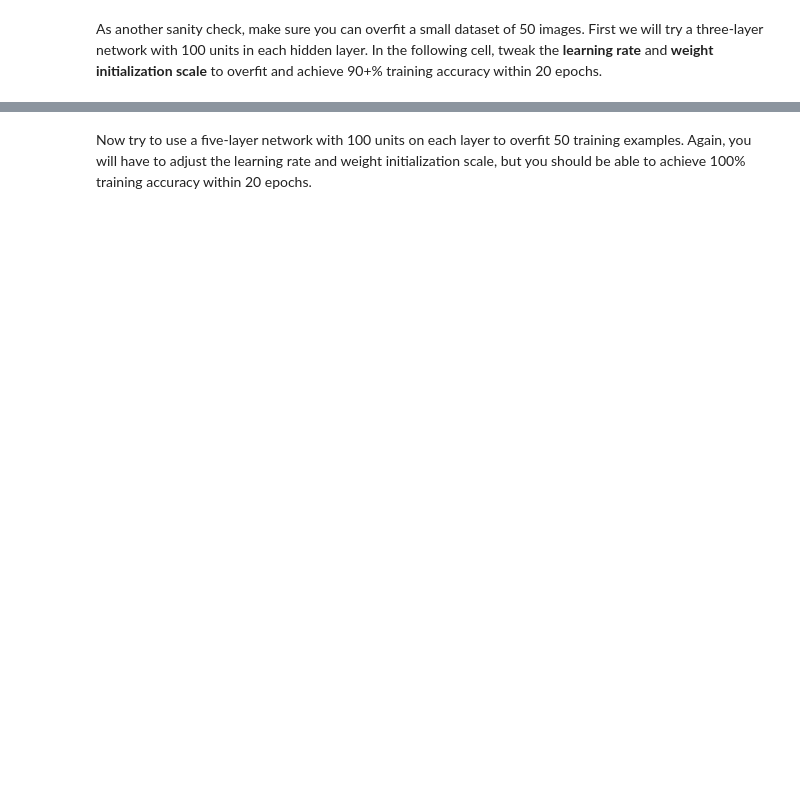
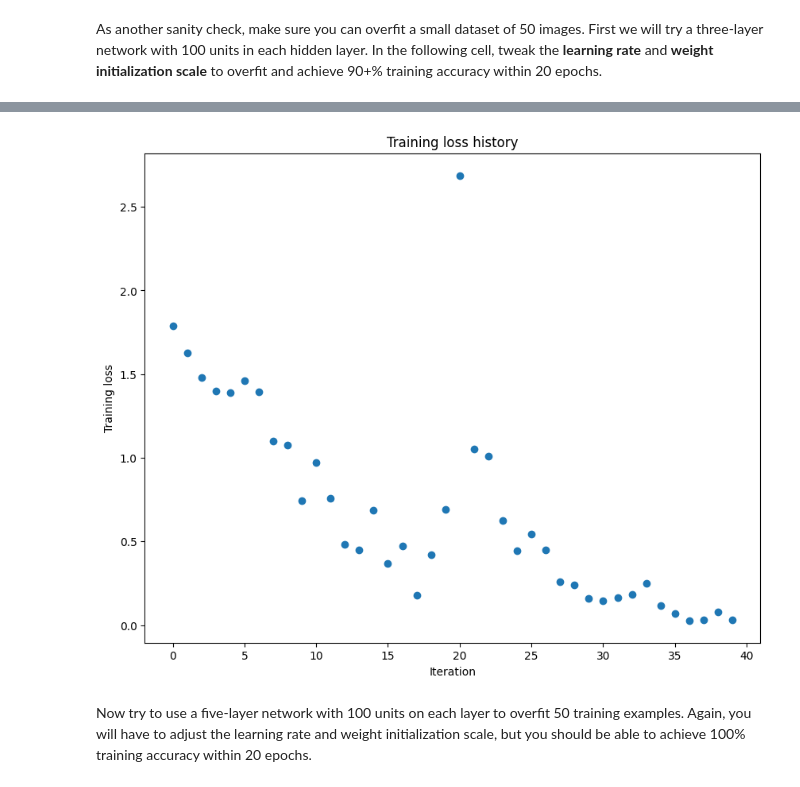
Before and after one commit to aamirelhaissouni/ECE-562-Lab1, a Jupyter notebook: assignment1/Q1-FCNetworks.ipynb, the cells around one changed output, grey strips where cells are left out. Cells and saved outputs as stored; diff of their text form; code cells hidden in the pictures; blank space fills up the shorter version.

```diff
--- a/assignment1/Q1-FCNetworks.ipynb
+++ b/assignment1/Q1-FCNetworks.ipynb
@@ -415,6 +439,8 @@ As another sanity check, make sure you can overfit a small dataset of 50 images.
 # %%
 # TODO: Use a three-layer Net to overfit 50 training examples by
 # tweaking just the learning rate and initialization scale.
+
+data = get_CINIC10_data()
 
 num_train = 50
 small_data = {
@@ -424,8 +450,8 @@ small_data = {
   'y_val': data['y_val'],
 }
 
-weight_scale = 1e-2   # Experiment with this!
-learning_rate = 1e-2  # Experiment with this!
+weight_scale = 1e-2
+learning_rate = 1e-2
 model = FullyConnectedNet([100, 100],
               weight_scale=weight_scale, dtype=np.float64, num_classes=6)
 solver = Solver(model, small_data,
@@ -442,3 +468,4 @@ plt.title('Training loss history')
 plt.xlabel('Iteration')
 plt.ylabel('Training loss')
 plt.show()
+# %% [output]
@@ -445,3 +489,4 @@ plt.show()
+[figure, added]
 # %% [markdown]
 Now try to use a five-layer network with 100 units on each layer to overfit 50 training examples. Again, you will have to adjust the learning rate and weight initialization scale, but you should be able to achieve 100% training accuracy within 20 epochs.
 # %%
```
Also changed, not shown: parts of 6 cells of this notebook, 1 other file.
